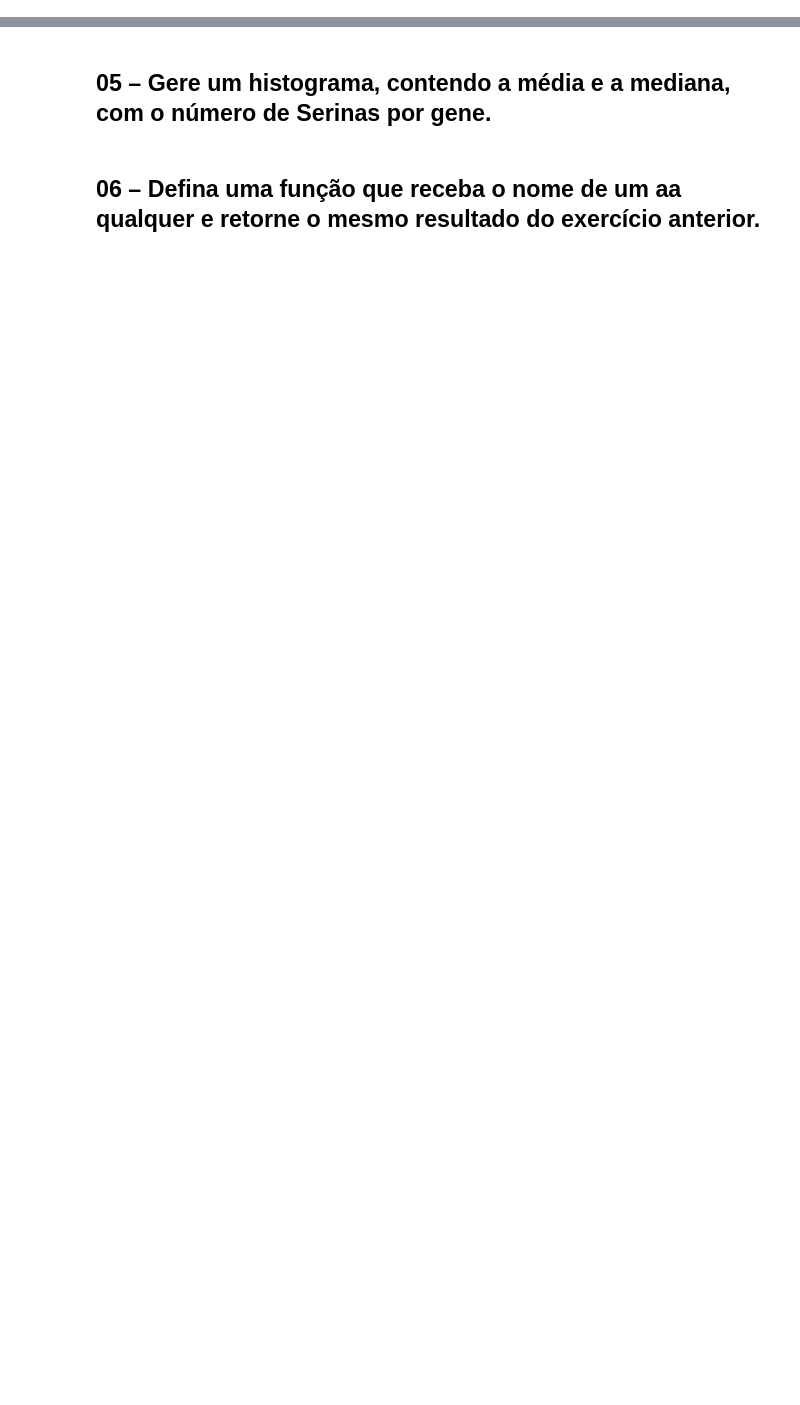
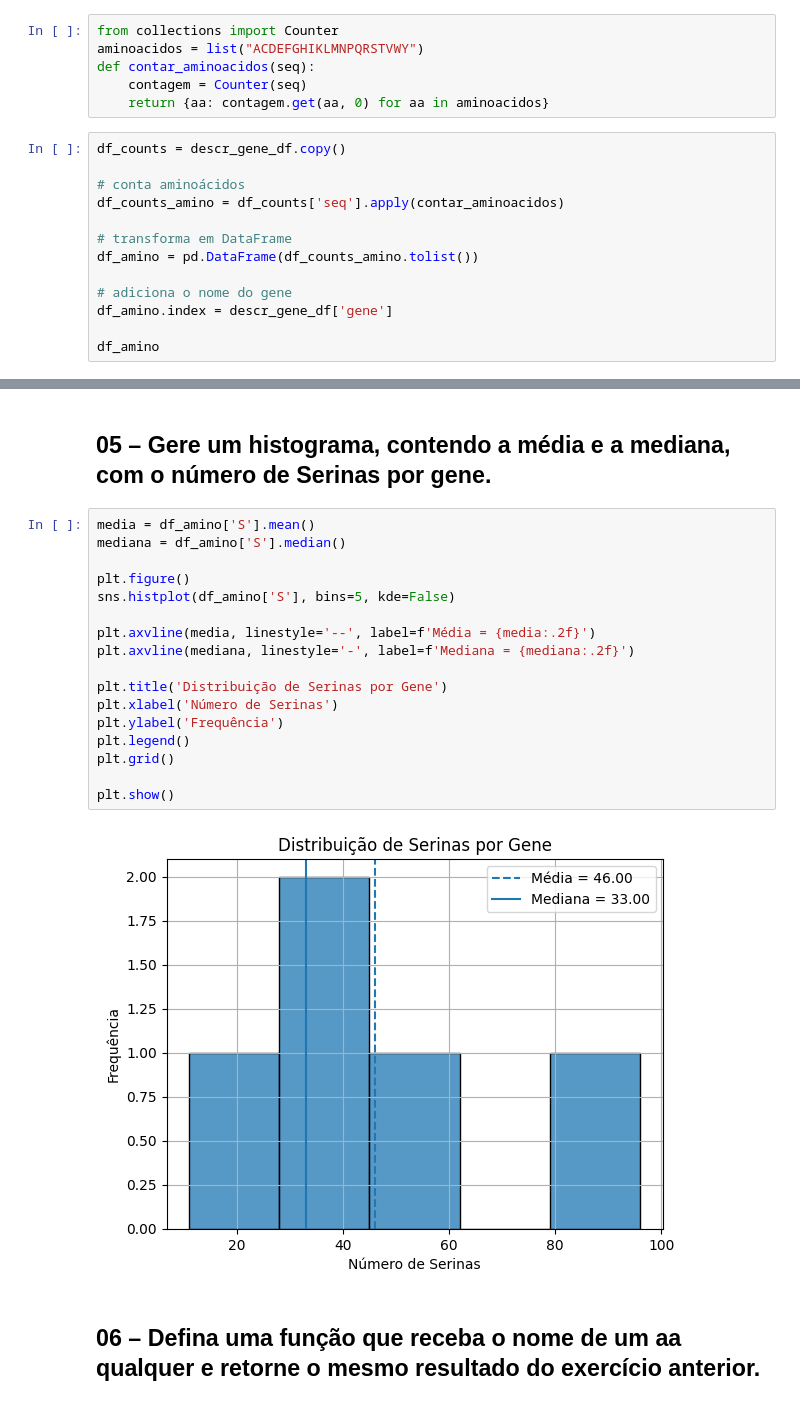
Before and after one commit to biancankusma/python_basico, a Jupyter notebook: 15-Medidas_Resumo_1_2026-04-01.ipynb, the cells around one changed output, grey strips where cells are left out. Drawn from its saved outputs; the diff is of its cells as text; blank space fills up the shorter version.

```diff
--- a/15-Medidas_Resumo_1_2026-04-01.ipynb
+++ b/15-Medidas_Resumo_1_2026-04-01.ipynb
@@ -81,2 +112,21 @@ atpsf1a NP_004037.1
 # %% [markdown]
 ## 02 – Importe o .csv as informações dos aminoácidos e instancie um objeto da classe DataFrame. Obtenha a frequência absoluta de cada um dos aminoácidos para cada um dos genes. Instancie um objeto da classe DataFrame com as informações.
+# %%
+from collections import Counter
+aminoacidos = list("ACDEFGHIKLMNPQRSTVWY")
+def contar_aminoacidos(seq):
+    contagem = Counter(seq)
+    return {aa: contagem.get(aa, 0) for aa in aminoacidos}
+# %%
+df_counts = descr_gene_df.copy()
+
+# conta aminoácidos
+df_counts_amino = df_counts['seq'].apply(contar_aminoacidos)
+
+# transforma em DataFrame
+df_amino = pd.DataFrame(df_counts_amino.tolist())
+
+# adiciona o nome do gene
+df_amino.index = descr_gene_df['gene']
+
+df_amino
@@ -87,4 +165,23 @@ atpsf1a NP_004037.1
 # %% [markdown]
 ## 05 – Gere um histograma, contendo a média e a mediana, com o número de Serinas por gene.
+# %%
+media = df_amino['S'].mean()
+mediana = df_amino['S'].median()
+
+plt.figure()
+sns.histplot(df_amino['S'], bins=5, kde=False)
+
+plt.axvline(media, linestyle='--', label=f'Média = {media:.2f}')
+plt.axvline(mediana, linestyle='-', label=f'Mediana = {mediana:.2f}')
+
+plt.title('Distribuição de Serinas por Gene')
+plt.xlabel('Número de Serinas')
+plt.ylabel('Frequência')
+plt.legend()
+plt.grid()
+
+plt.show()
+# %% [output]
+[figure, added]
 # %% [markdown]
 ## 06 – Defina uma função que receba o nome de um aa qualquer e retorne o mesmo resultado do exercício anterior.
```
Also changed, not shown: parts of 16 cells of this notebook, 7 other files.
